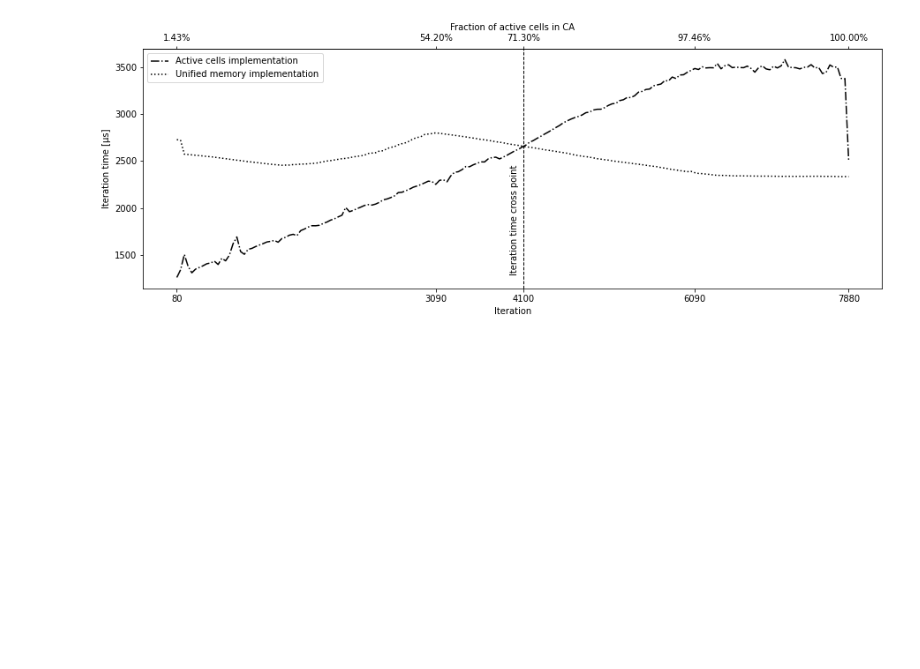
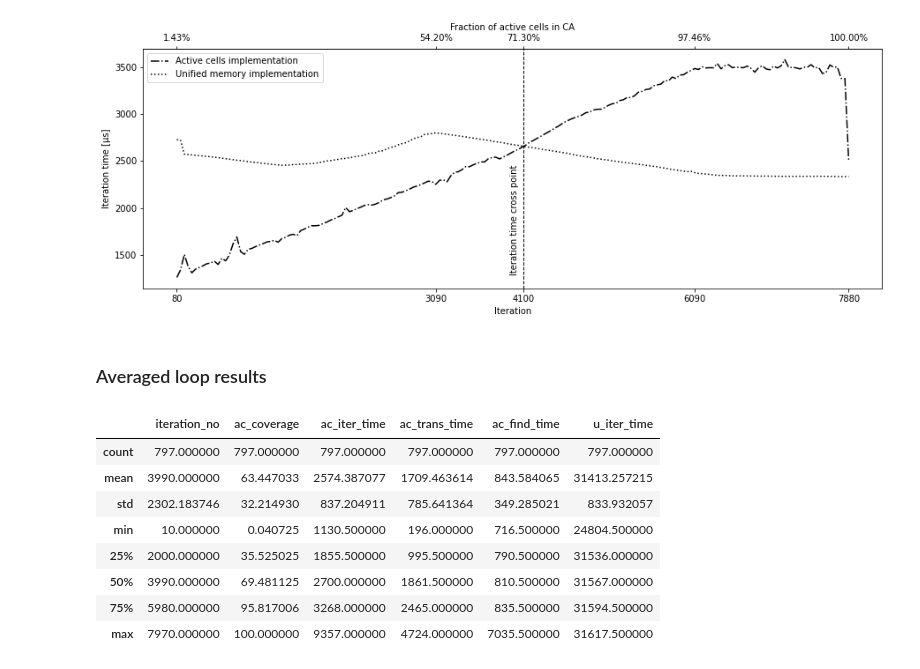
Before and after one commit to prenc/saturated-flow-thesis, a Jupyter notebook: coverage_evaluation.ipynb, the cells around one changed output. Cells and saved outputs as stored; diff of their text form; code cells hidden in the pictures; blank space fills up the shorter version.

```diff
--- a/coverage_evaluation.ipynb
+++ b/coverage_evaluation.ipynb
@@ -149,2 +149,46 @@ plot_ac_u_comp(avg_20_comp, clean=3, smooth_ac=True, smooth_u=True, draw_v_lines
 # %% [output]
 [figure]
+# %% [markdown]
+### Averaged loop results
+# %%
+ac_to_avg = glob('unical_mount_point/ac_*_loop_*')
+
+active_cell_cols = ['iteration_no', 'ac_coverage', 'ac_iter_time', 'ac_trans_time', 'ac_find_time']
+inter_df = pd.DataFrame()
+ac_trans_df = pd.DataFrame()
+ac_find_df = pd.DataFrame()
+
+for i, path in enumerate(ac_to_avg):
+    df = pd.read_csv(path, skiprows=1, names=active_cell_cols)
+    inter_df[i] = df.ac_iter_time
+    ac_trans_df[i] = df.ac_trans_time
+    ac_find_df[i] = df.ac_find_time
+
+avg_20_loop_comp = pd.read_csv(ac_to_avg[0], skiprows=1, names=active_cell_cols)
+avg_20_loop_comp['ac_iter_time'] = inter_df.median(axis=1)
+avg_20_loop_comp['ac_trans_time'] = ac_trans_df.median(axis=1)
+avg_20_loop_comp['ac_find_time'] = ac_find_df.median(axis=1)
+
+u_to_avg = glob('unical_mount_point/u_*_loop_*')
+
+inter_df = pd.DataFrame()
+for i, path in enumerate(u_to_avg):
+    df = pd.read_csv(path, skiprows=1, names=['iteration_no', 'u_coverage', 'u_iter_time', 'x', 'y'])
+    inter_df[i] = df.u_iter_time
+
+avg_20_loop_comp['u_iter_time'] = inter_df.median(axis=1)
+
+first_100 = (avg_20_loop_comp['ac_coverage'] == 100).idxmax()
+avg_20_loop_comp = avg_20_loop_comp.iloc[:first_100 + 1]
+
+avg_20_loop_comp.describe()
+# %% [output]
+|  | iteration_no | ac_coverage | ac_iter_time | ac_trans_time | ac_find_time | u_iter_time |
+| count | 797.000000 | 797.000000 | 797.000000 | 797.000000 | 797.000000 | 797.000000 |
+| mean | 3990.000000 | 63.447033 | 2574.387077 | 1709.463614 | 843.584065 | 31413.257215 |
+| std | 2302.183746 | 32.214930 | 837.204911 | 785.641364 | 349.285021 | 833.932057 |
+| min | 10.000000 | 0.040725 | 1130.500000 | 196.000000 | 716.500000 | 24804.500000 |
+| 25% | 2000.000000 | 35.525025 | 1855.500000 | 995.500000 | 790.500000 | 31536.000000 |
+| 50% | 3990.000000 | 69.481125 | 2700.000000 | 1861.500000 | 810.500000 | 31567.000000 |
+| 75% | 5980.000000 | 95.817006 | 3268.000000 | 2465.000000 | 835.500000 | 31594.500000 |
+| max | 7970.000000 | 100.000000 | 9357.000000 | 4724.000000 | 7035.500000 | 31617.500000 |
```
Also changed, not shown: parts of 8 cells of this notebook.
